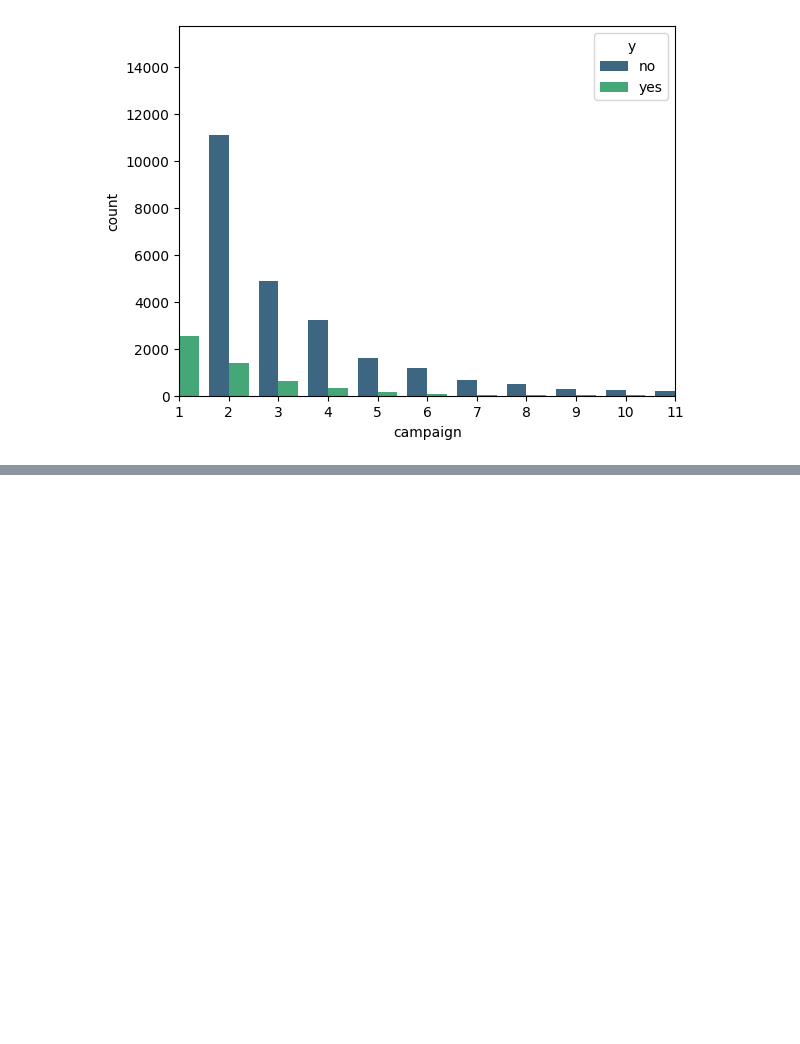
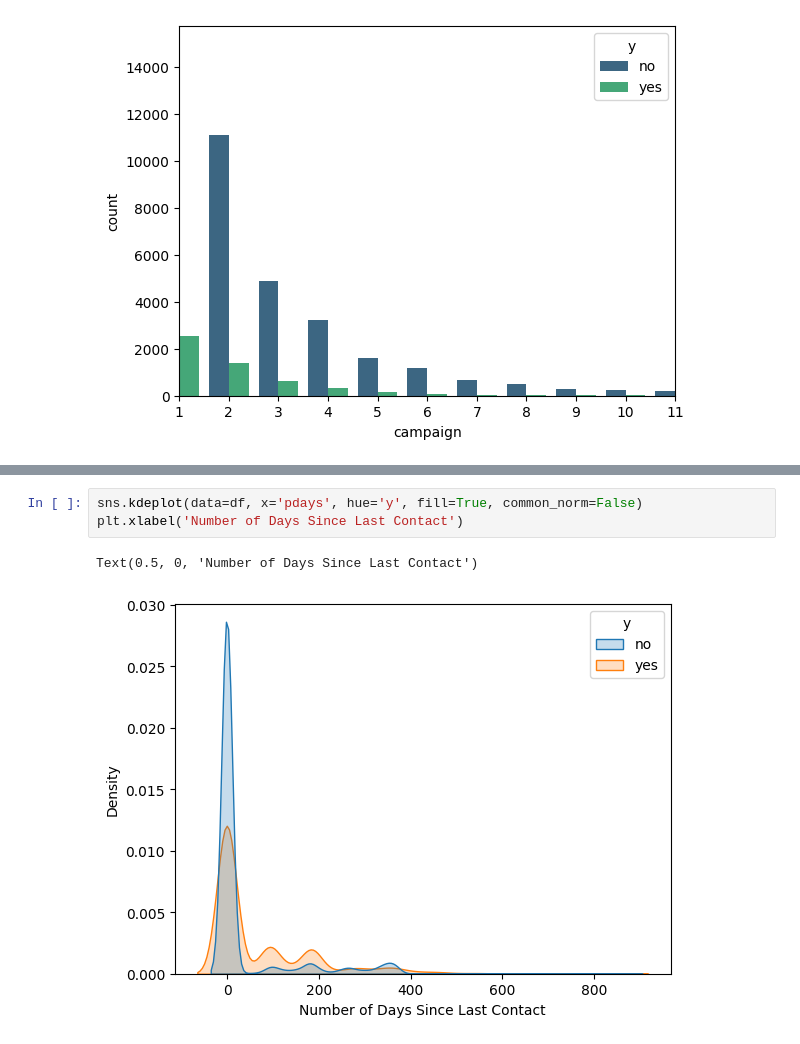
Before and after one commit to DenizBerkDemirag/bank-marketing, a Jupyter notebook: eda_analysis.ipynb, the cells around one changed output, grey strips where cells are left out. Drawn from its saved outputs; the diff is of its cells as text; blank space fills up the shorter version.

```diff
--- a/eda_analysis.ipynb
+++ b/eda_analysis.ipynb
@@ -392,0 +405,6 @@ plt.xticks(range(0, 11))
+# %%
+sns.kdeplot(data=df, x='pdays', hue='y', fill=True, common_norm=False)
+plt.xlabel('Number of Days Since Last Contact')
+# %% [output]
+Text(0.5, 0, 'Number of Days Since Last Contact')
+[figure, added]
```
Also changed, not shown: parts of 5 cells of this notebook.
